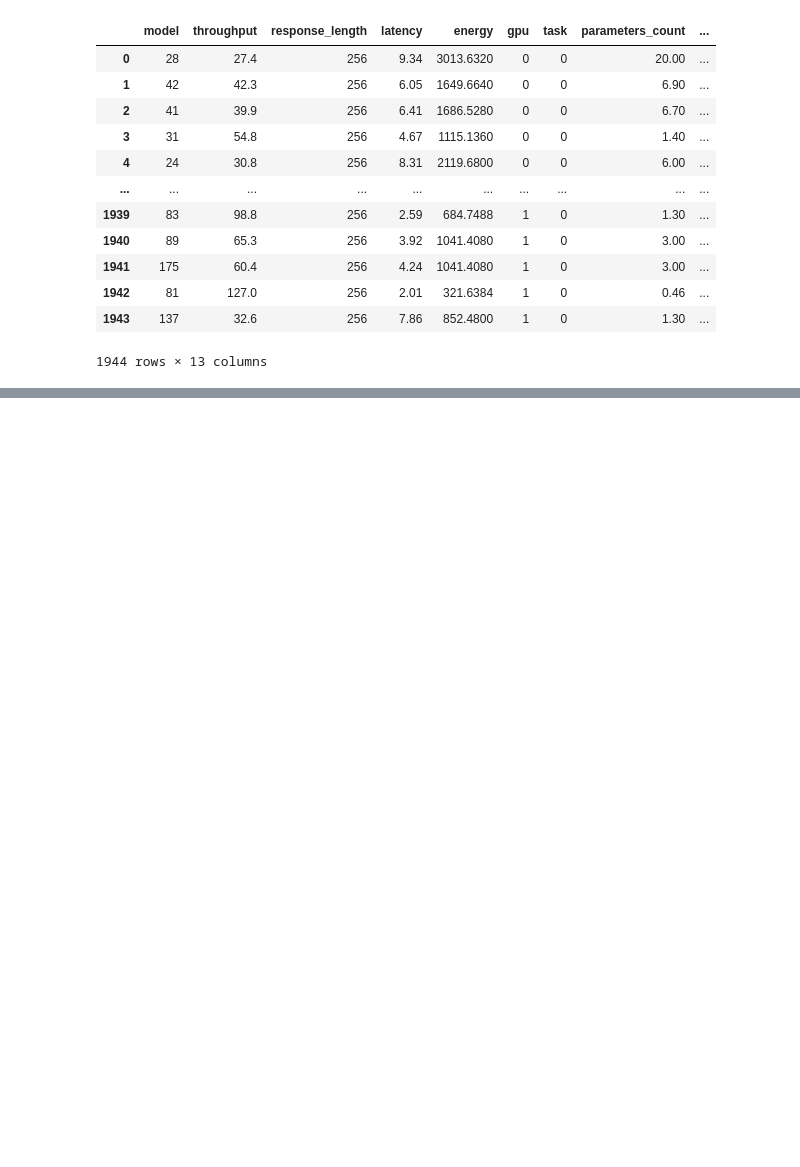
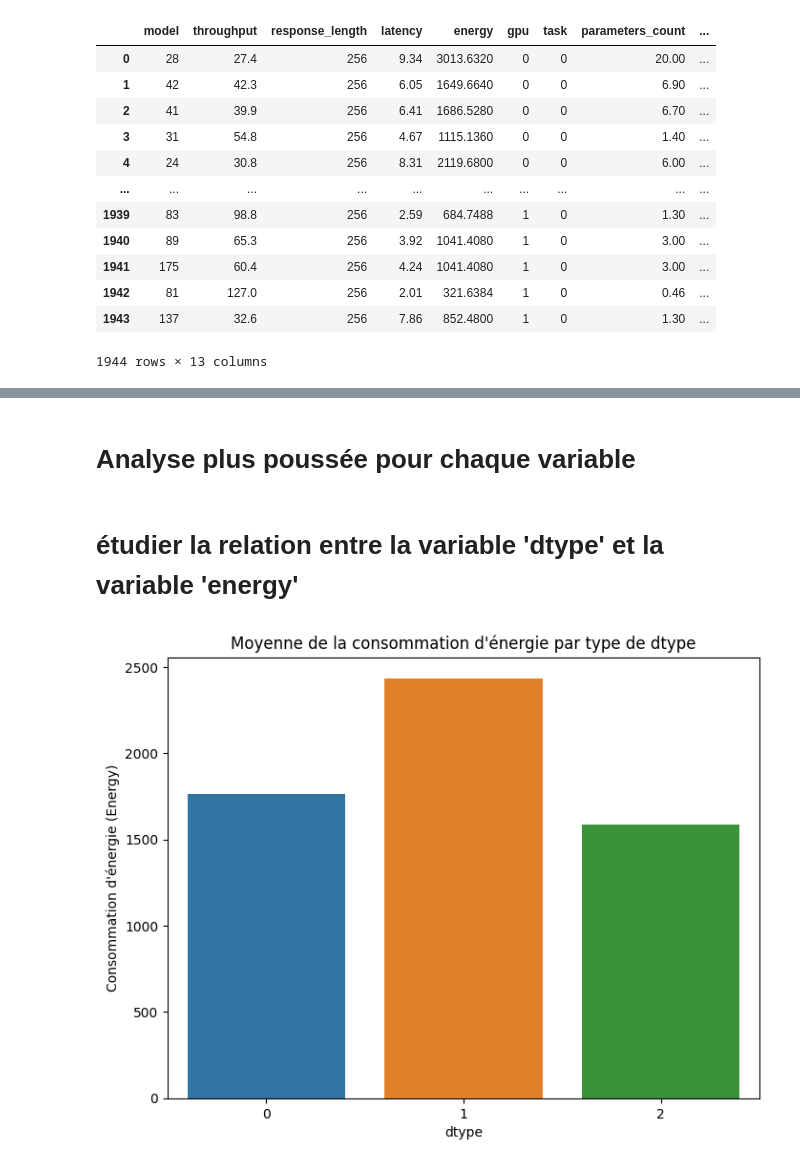
Before and after one commit to dataforgoodfr/12_genai_impact_methodo, a Jupyter notebook: lab/analyse_llm_perf_ajout-nombre-parametres.ipynb, the cells around one changed output, grey strips where cells are left out. Cells and saved outputs as stored; diff of their text form; code cells hidden in the pictures; blank space fills up the shorter version.

```diff
--- a/lab/analyse_llm_perf_ajout-nombre-parametres.ipynb
+++ b/lab/analyse_llm_perf_ajout-nombre-parametres.ipynb
@@ -823,0 +278,19 @@ kmeans_clustering(X1, X2, k_values)
+# %% [markdown]
+#  Analyse plus poussée pour chaque variable
+# %% [markdown]
+# étudier la relation entre la variable 'dtype' et la variable 'energy'
+# %%
+import matplotlib.pyplot as plt
+import seaborn as sns
+
+# Calcul de la moyenne de 'energy' pour chaque type de 'dtype'
+dtype_energy_mean = df_encoded.groupby('dtype')['energy'].mean().reset_index()
+
+plt.figure(figsize=(8, 6))
+sns.barplot(x='dtype', y='energy', data=dtype_energy_mean)
+plt.title('Moyenne de la consommation d\'énergie par type de dtype')
+plt.xlabel('dtype')
+plt.ylabel('Consommation d\'énergie (Energy)')
+plt.show()
+# %% [output]
+[figure, added]
```
Also changed, not shown: parts of 59 cells of this notebook.
